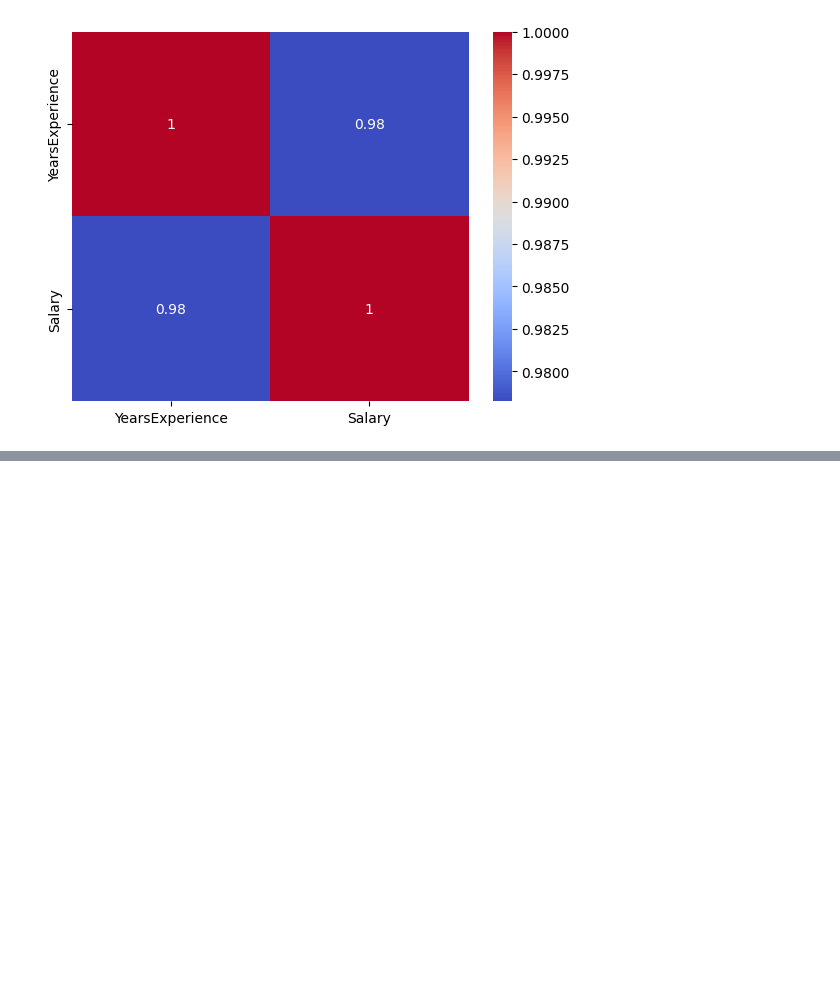
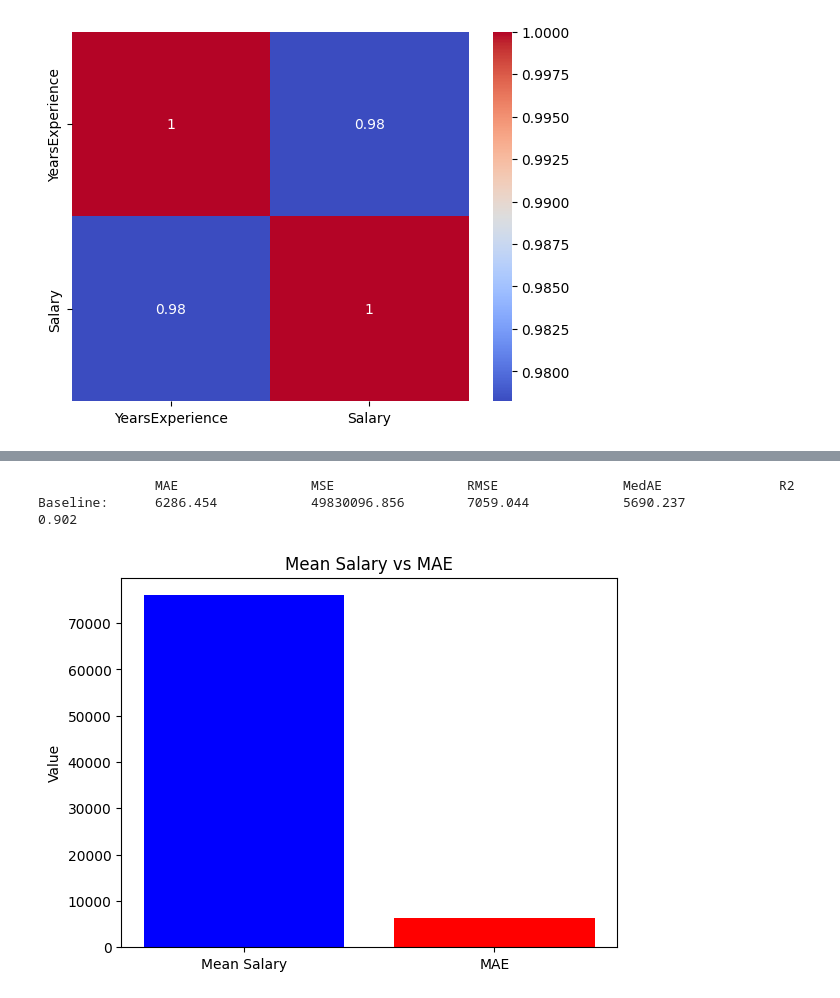
Before and after one commit to nevadapascolini14/regression, a Jupyter notebook: RegressionPractice.ipynb, the cells around one changed output, grey strips where cells are left out. Drawn from its saved outputs; the diff is of its cells as text; code cells hidden in the pictures; blank space fills up the shorter version.

Commit message:
Added regression evaluation metrics and more

```diff
--- a/RegressionPractice.ipynb
+++ b/RegressionPractice.ipynb
@@ -108,0 +107,3 @@ X_train, X_test, y_train, y_test = train_test_split(X, y, test_size=0.2, random_
+# %%
+linregmodel = LinearRegression()
+linregmodel.fit(X_train, y_train)
@@ -108,0 +114,2 @@ X_train, X_test, y_train, y_test = train_test_split(X, y, test_size=0.2, random_
+# %%
+y_pred = linregmodel.predict(X_test)    # Predict on the test set
@@ -108,0 +129,18 @@ X_train, X_test, y_train, y_test = train_test_split(X, y, test_size=0.2, random_
+# %%
+print(f"{'':<15}{'MAE':<20}{'MSE':<20}{'RMSE':<20}{'MedAE':<20}{'R2':<20}")
+print(f"{'Baseline:':<15}{mean_absolute_error(y_test, y_pred):<20.3f}{mean_squared_error(y_test, y_pred):<20.3f}{mean_squared_error(y_test, y_pred)**0.5:<20.3f}{median_absolute_error(y_test, y_pred):<20.3f}{r2_score(y_test, y_pred):<20.3f}")
+# %% [output]
+               MAE                 MSE                 RMSE                MedAE               R2
+Baseline:      6286.454            49830096.856        7059.044            5690.237            0.902
+# %%
+import matplotlib.pyplot as plt
+
+mae = mean_absolute_error(y_test, y_pred)
+mean_salary = df['Salary'].mean()
+
+plt.bar(['Mean Salary', 'MAE'], [mean_salary, mae], color=['blue', 'red'])
+plt.title('Mean Salary vs MAE')
+plt.ylabel('Value')
+plt.show()
+# %% [output]
+[figure, added]
```
Also changed, not shown: parts of 31 cells of this notebook.
